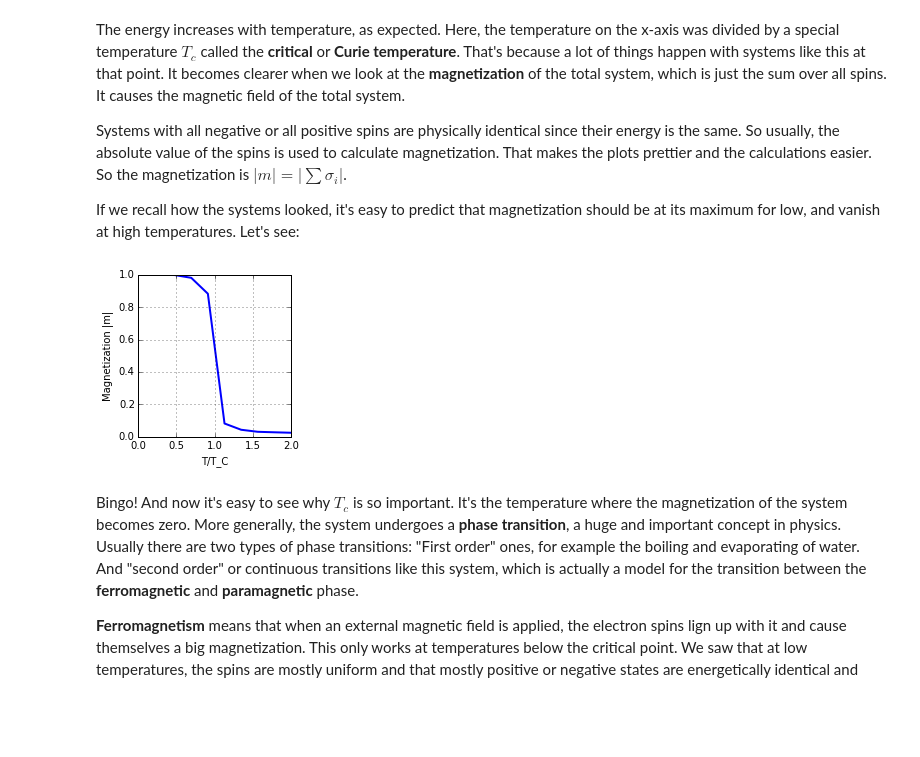
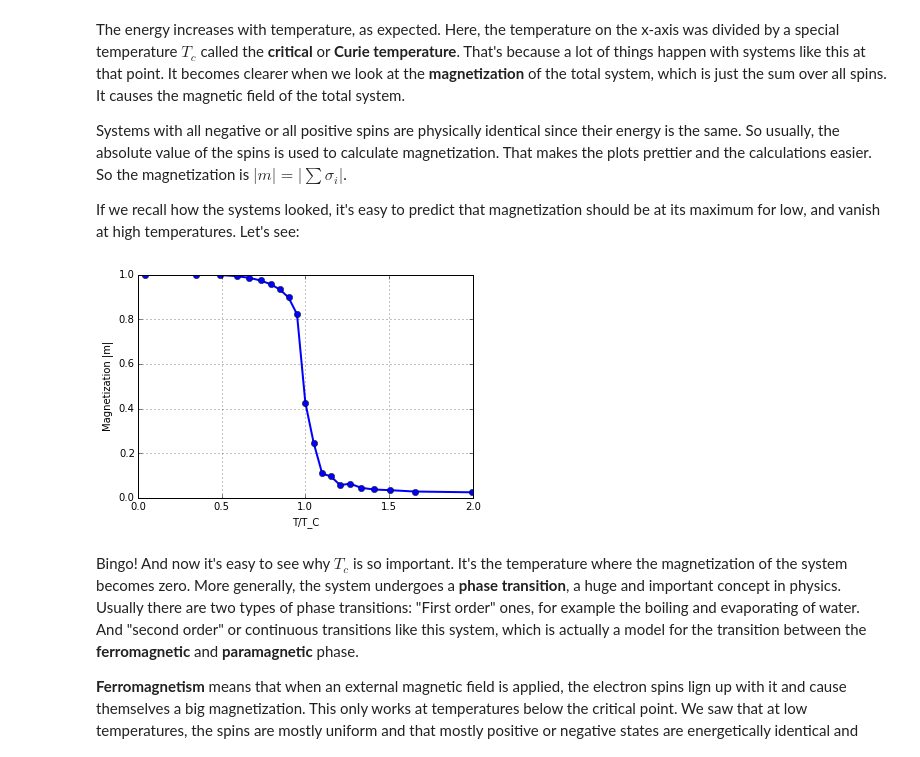
Before and after one commit to s9w/magneto, a Jupyter notebook: usage.ipynb, the cells around one changed output. Cells and saved outputs as stored; diff of their text form; code cells hidden in the pictures; blank space fills up the shorter version.

```diff
--- a/usage.ipynb
+++ b/usage.ipynb
@@ -1,10 +1,16 @@
 # %%
 # Initializing some things
 import numpy as np
+from scipy.optimize import curve_fit
+
 import matplotlib.pyplot as plt
+import matplotlib as mpl
 %matplotlib inline
-
-import matplotlib as mpl
+mpl.rcParams['lines.linewidth'] = 2
+mpl.rcParams['lines.marker'] = "o"
+mpl.rcParams['axes.grid'] = True
+mpl.rcParams['legend.labelspacing'] = 0.0
+# mpl.rc('lines', linewidth=2, color='r')
 cmap = mpl.cm.get_cmap(name='YlOrRd')
 colors3 = [cmap(x) for x in [0.4, 0.6, 0.9]]
 # %% [markdown]
@@ -154,16 +148,11 @@ Systems with all negative or all positive spins are physically identical since t
 If we recall how the systems looked, it's easy to predict that magnetization should be at its maximum for low, and vanish at high temperatures. Let's see:
 # %%
 # !ising -L=60 -TSteps=21 -N2=500 -mag=mag
-fig = plt.figure(figsize=(3,3))
-
-ax = fig.add_subplot(111, xlabel="T/T_C", ylabel="Magnetization |m|", xlim=(0,2))
-ax.grid(True)
+ax = plt.subplot(111, xlabel="T/T_C", ylabel="Magnetization |m|", xlim=(0,2), ylim=(0,1))
 T, m = np.loadtxt("mag.txt",  delimiter=", ", unpack=True)
-ax.plot(T/Tc, m, lw=2)
-
-fig.tight_layout()
+ax.plot(T/Tc, m);
 # %% [output]
-[figure, old version]
+[figure, new version]
 # %% [markdown]
 Bingo! And now it's easy to see why $T_c$ is so important. It's the temperature where the magnetization of the system becomes zero. More generally, the system undergoes a **phase transition**, a huge and important concept in physics. Usually there are two types of phase transitions: "First order" ones, for example the boiling and evaporating of water. And "second order" or continuous transitions like this system, which is actually a model for the transition between the **ferromagnetic** and **paramagnetic** phase.
 
```
Also changed, not shown: parts of 16 cells of this notebook, 9 other files.
